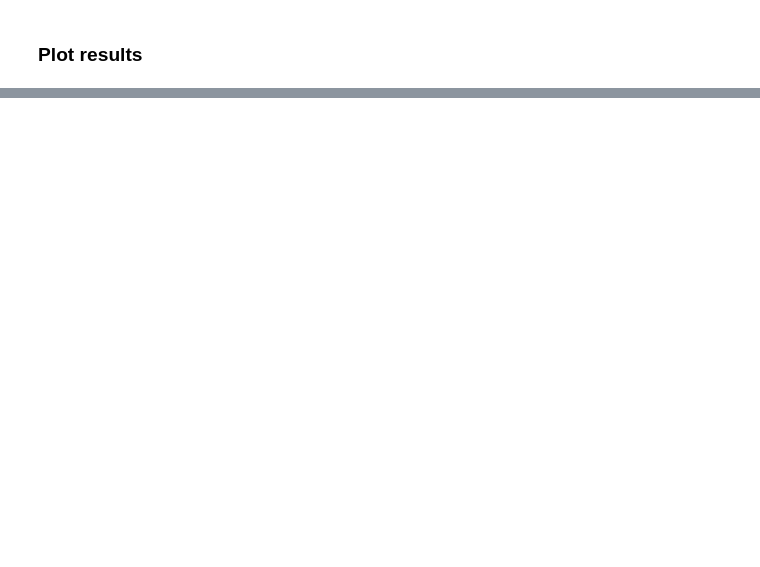
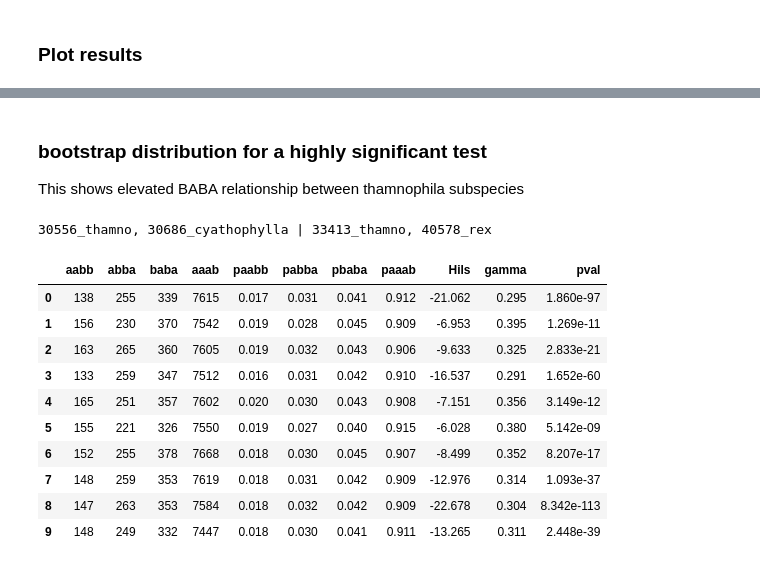
Before and after one commit to pmckenz1/quartet_proj, a Jupyter notebook: Hils-notebook.ipynb, the cells around one changed output, grey strips where cells are left out. Cells and saved outputs as stored; diff of their text form; code cells hidden in the pictures; blank space fills up the shorter version.

```diff
--- a/Hils-notebook.ipynb
+++ b/Hils-notebook.ipynb
@@ -293,0 +564,42 @@ c, a = tre.draw(width=300)
+# %% [markdown]
+### bootstrap distribution for a highly significant test
+This shows elevated BABA relationship between thamnophila subspecies
+# %%
+## get H for some test across many bootstraps
+idx = 234
+
+## concat bootstrap reps
+reps = []
+for boot in range(tet.params.nboots):
+    hils = Hils(tet.database.output, boot=boot, tree=ptre)
+    reps.append(hils.get_h_by_idx(idx))
+bootsarr = pd.concat(reps)
+bootsarr.index = range(tet.params.nboots)
+
+## print quartet and plot
+print "{}, {} | {}, {}".format(*[hils.sidx[idx] for idx in hils.quartets[idx]])
+toyplot.bars(
+    np.histogram(bootsarr.Hils, density=True),
+    width=300, height=300, xlabel="Hils");
+toyplot.bars(
+    np.histogram(bootsarr.gamma, density=True),
+    width=300, height=300, xlabel="gamma");
+toyplot.bars(
+    np.histogram(bootsarr.pval, density=True),
+    width=300, height=300, xlabel="p-value");
+
+## show head of boots array
+bootsarr.head(10)
+# %% [output]
+30556_thamno, 30686_cyathophylla | 33413_thamno, 40578_rex
+|  | aabb | abba | baba | aaab | paabb | pabba | pbaba | paaab | Hils | gamma | pval |
+| 0 | 138 | 255 | 339 | 7615 | 0.017 | 0.031 | 0.041 | 0.912 | -21.062 | 0.295 | 1.860e-97 |
+| 1 | 156 | 230 | 370 | 7542 | 0.019 | 0.028 | 0.045 | 0.909 | -6.953 | 0.395 | 1.269e-11 |
+| 2 | 163 | 265 | 360 | 7605 | 0.019 | 0.032 | 0.043 | 0.906 | -9.633 | 0.325 | 2.833e-21 |
+| 3 | 133 | 259 | 347 | 7512 | 0.016 | 0.031 | 0.042 | 0.910 | -16.537 | 0.291 | 1.652e-60 |
+| 4 | 165 | 251 | 357 | 7602 | 0.020 | 0.030 | 0.043 | 0.908 | -7.151 | 0.356 | 3.149e-12 |
+| 5 | 155 | 221 | 326 | 7550 | 0.019 | 0.027 | 0.040 | 0.915 | -6.028 | 0.380 | 5.142e-09 |
+| 6 | 152 | 255 | 378 | 7668 | 0.018 | 0.030 | 0.045 | 0.907 | -8.499 | 0.352 | 8.207e-17 |
+| 7 | 148 | 259 | 353 | 7619 | 0.018 | 0.031 | 0.042 | 0.909 | -12.976 | 0.314 | 1.093e-37 |
+| 8 | 147 | 263 | 353 | 7584 | 0.018 | 0.032 | 0.042 | 0.909 | -22.678 | 0.304 | 8.342e-113 |
+| 9 | 148 | 249 | 332 | 7447 | 0.018 | 0.030 | 0.041 | 0.911 | -13.265 | 0.311 | 2.448e-39 |
```
Also changed, not shown: parts of 29 cells of this notebook.
